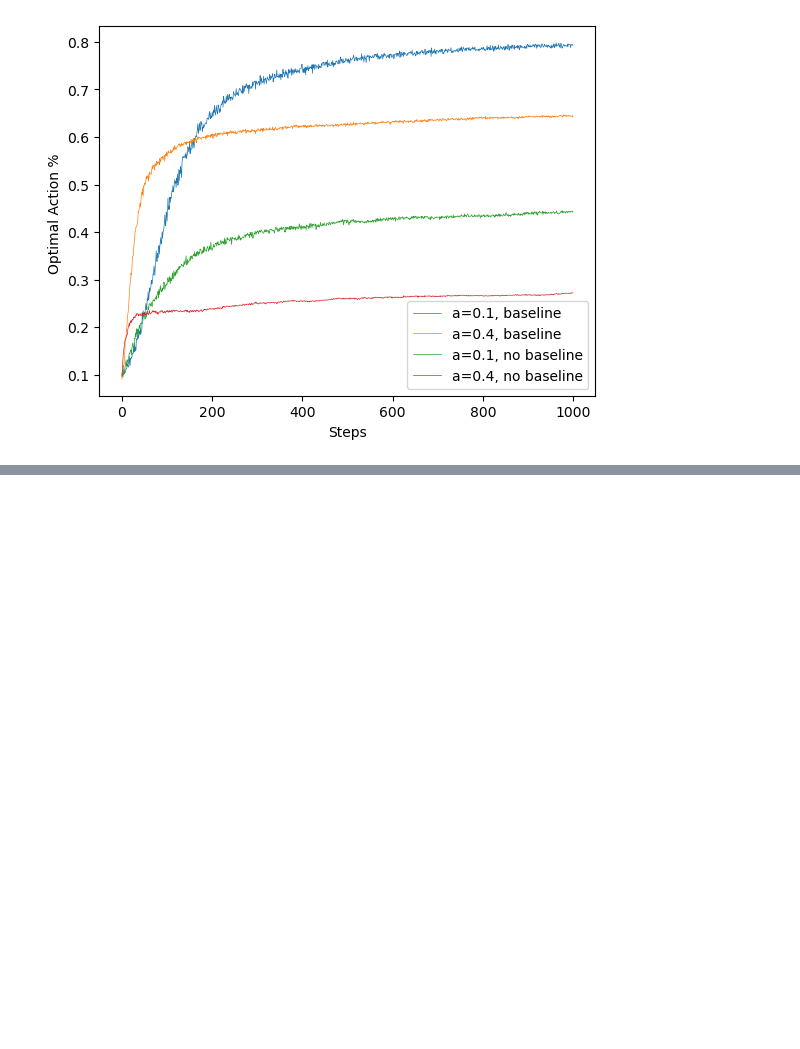
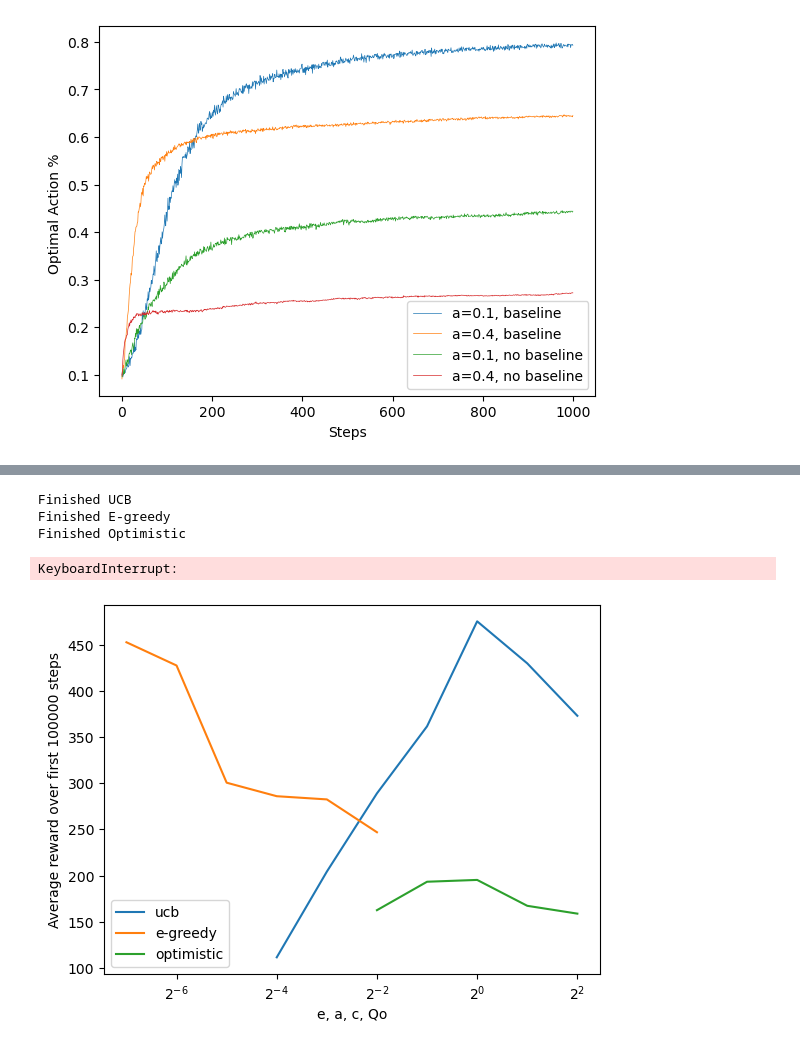
Before and after one commit to Hansespinosa2/sutton-and-barto-2nd, a Jupyter notebook: code/chapter2.ipynb, the cells around one changed output, grey strips where cells are left out. Saved outputs shown, nothing was run; the diff lists cells and outputs as text; code cells hidden in the pictures; blank space fills up the shorter version.

```diff
--- a/code/chapter2.ipynb
+++ b/code/chapter2.ipynb
@@ -398,0 +555,72 @@ array([0.095, 0.125, 0.15 , 0.16 , 0.165, 0.18 , 0.17 , 0.18 , 0.18 ,
+# %%
+np.random.seed(42)
+class NonStationaryBanditEnv():
+    def __init__(self,rewards):
+      self.q_of_a = rewards
+      self.a_length = len(rewards)
+
+    def sample_reward(self, action):
+      self.shift_qs()
+      return np.random.randn() + q_of_a[action]
+
+    def shift_qs(self):
+      self.q_of_a += np.random.normal(0,0.1,size=self.q_of_a.shape)
+
+    def __call__(self,action):
+      return self.sample_reward(action)
+
+
+
+q_of_a = np.array([0.25, -0.75, 1.5, 0.5, 1.25, -1.5, -0.25, -1, 0.75,  -0.5])
+
+ten_armed_testbed_ns = NonStationaryBanditEnv(q_of_a)
+ucb_range = [1/16,1/8,1/4,1/2,1,2,4]
+ucb_vals = []
+e_range = [1/128,1/64,1/32,1/16,1/8,1/4]
+e_vals = []
+optimistic_range = [1/4,1/2,1,2,4]
+optimistic_vals = []
+gradient_range = [1/32,1/16,1/8,1/4,1/2,1,2]
+gradient_vals = []
+
+np.random.seed(42)
+for param in ucb_range:
+  ucb_vals.append(total_average_over_n_runs(ucb_bandit,10,ten_armed_testbed_ns,100000,param)[0])
+
+print(f'Finished UCB')
+np.random.seed(42)
+for param in e_range:
+  e_vals.append(total_average_over_n_runs(e_greedy_bandit,10,ten_armed_testbed_ns,100000,param)[0])
+
+print(f'Finished E-greedy')
+np.random.seed(42)
+for param in optimistic_range:
+  optimistic_vals.append(total_average_over_n_runs(optimistic_greedy_bandit,10,ten_armed_testbed_ns,100000,param)[0])
+
+print(f'Finished Optimistic')
+np.random.seed(42)
+for param in gradient_range:
+  gradient_vals.append(total_average_over_n_runs(gradient_bandit,100,ten_armed_testbed_ns,100000,param)[0])
+
+print(f'Finished')
+# %% [output]
+Finished UCB
+Finished E-greedy
+Finished Optimistic
+KeyboardInterrupt:
+# %%
+plt.plot(ucb_range,ucb_vals, label='ucb')
+plt.plot(e_range, e_vals, label='e-greedy')
+plt.plot(optimistic_range, optimistic_vals, label='optimistic')
+# plt.plot(gradient_range,gradient_vals, label='gradient')
+
+plt.xscale('log',base=2)
+plt.legend()
+
+plt.xlabel('e, a, c, Qo')
+plt.ylabel('Average reward over first 100000 steps')
+
+plt.savefig('figures/Exercise2.11.png')
+plt.show()
+# %% [output]
+[figure, added]
```
Also changed, not shown: parts of 17 cells of this notebook, 2 other files.
